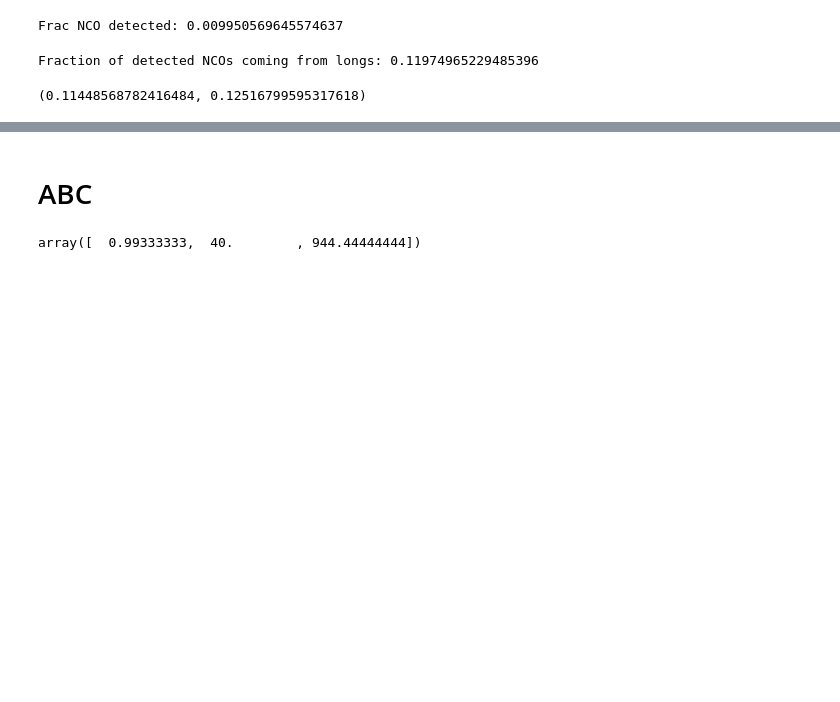
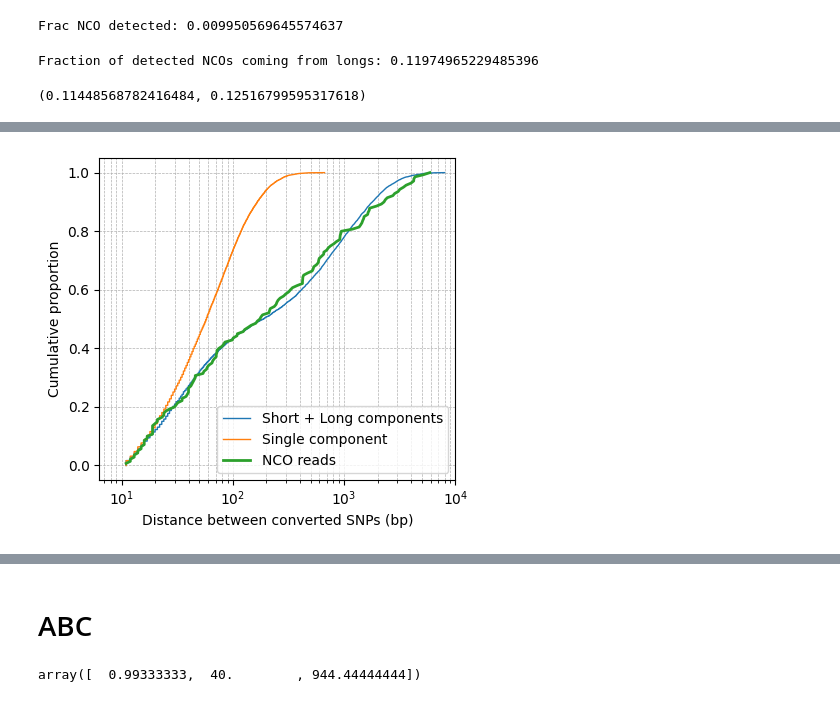
Before and after one commit to regevs/recombination, a Jupyter notebook: notebooks/20250407_abc_revisited.ipynb, the cells around one changed output, grey strips where cells are left out. Cells and saved outputs as stored; diff of their text form; code cells hidden in the pictures; blank space fills up the shorter version.

```diff
--- a/notebooks/20250407_abc_revisited.ipynb
+++ b/notebooks/20250407_abc_revisited.ipynb
@@ -362,0 +559,47 @@ statsmodels.stats.proportion.proportion_confint(
+# %%
+fig, ax = plt.subplots(figsize=(4.5,4))
+
+observed_sorted = (
+    (NCO_df
+        .filter(pl.col("lower_bound") > 0)
+        ["lower_bound"].sort()
+    )
+)
+
+single_sorted = (
+    (sim_stats_1comp_df
+        .filter(pl.col("lower_bound") > 0)
+        ["lower_bound"].sort()
+    )
+)
+
+mixture_sorted = (
+    (sim_stats_2comp_df
+        .filter(pl.col("lower_bound") > 0)
+        ["lower_bound"].sort()
+    )
+)
+
+
+# Compute ECDF values
+observed_ecdf = np.arange(1, len(observed_sorted)+1) / len(observed_sorted)
+single_ecdf = np.arange(1, len(single_sorted)+1) / len(single_sorted)
+mixture_ecdf = np.arange(1, len(mixture_sorted)+1) / len(mixture_sorted)
+
+# Plot
+
+ax.plot(mixture_sorted, mixture_ecdf, color='C0', linestyle='-', label='Short + Long components', linewidth=1)
+ax.plot(single_sorted, single_ecdf, color="C1", linestyle='-', label="Single component", linewidth=1)
+ax.plot(observed_sorted, observed_ecdf, color=NCO_color, label='NCO reads', linewidth=2)
+
+ax.set_xscale("log");
+ax.set_xlim(10**0.8, 1e4);
+ax.set_xlabel('Distance between converted SNPs (bp)')
+ax.set_ylabel('Cumulative proportion')
+ax.legend()
+plt.grid(True, which="both", ls="--", linewidth=0.5)
+plt.tight_layout()
+
+fig.savefig("/nfs/treeoflife-01/teams/tola/users/rs42/git/sperm/figures/revision/lower_bound.pdf")
+# %% [output]
+[figure, added]
```
Also changed, not shown: parts of 16 cells of this notebook, 18 other files.
